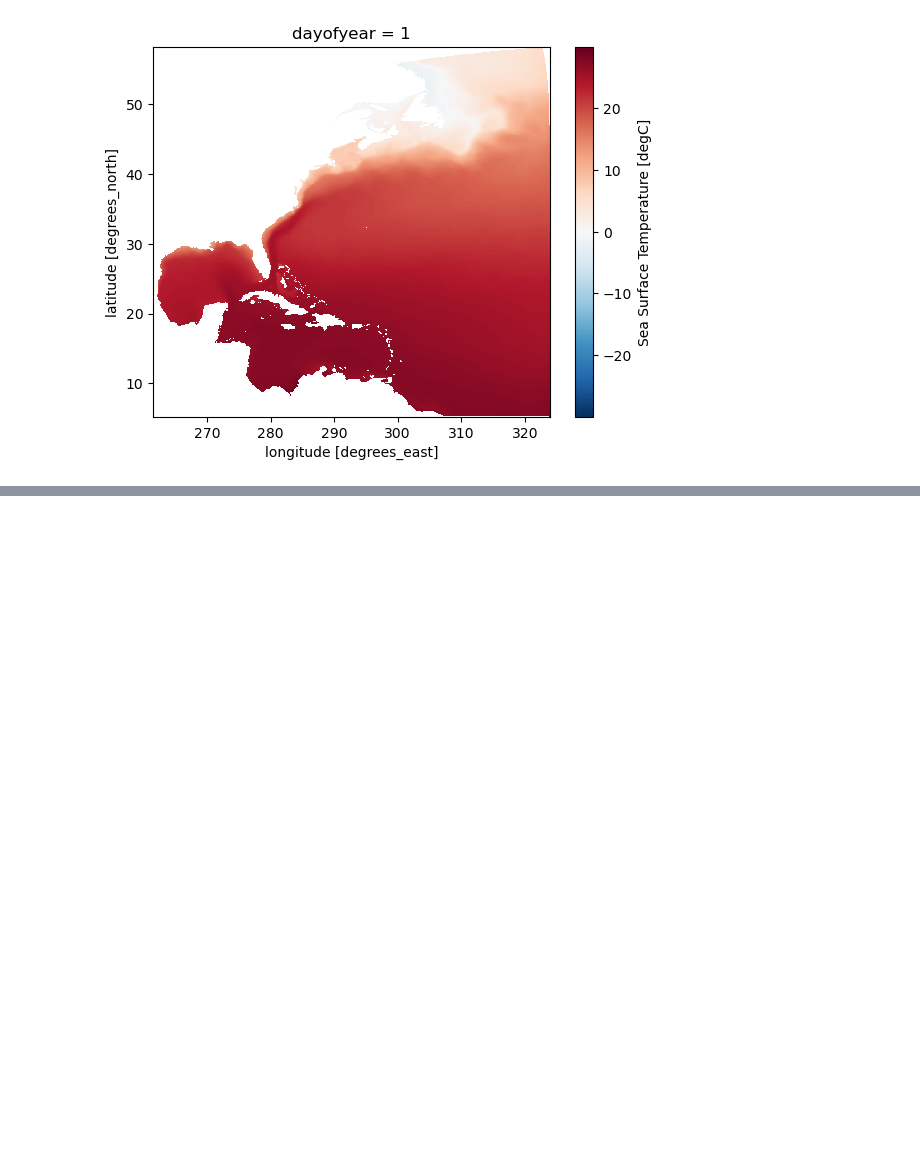
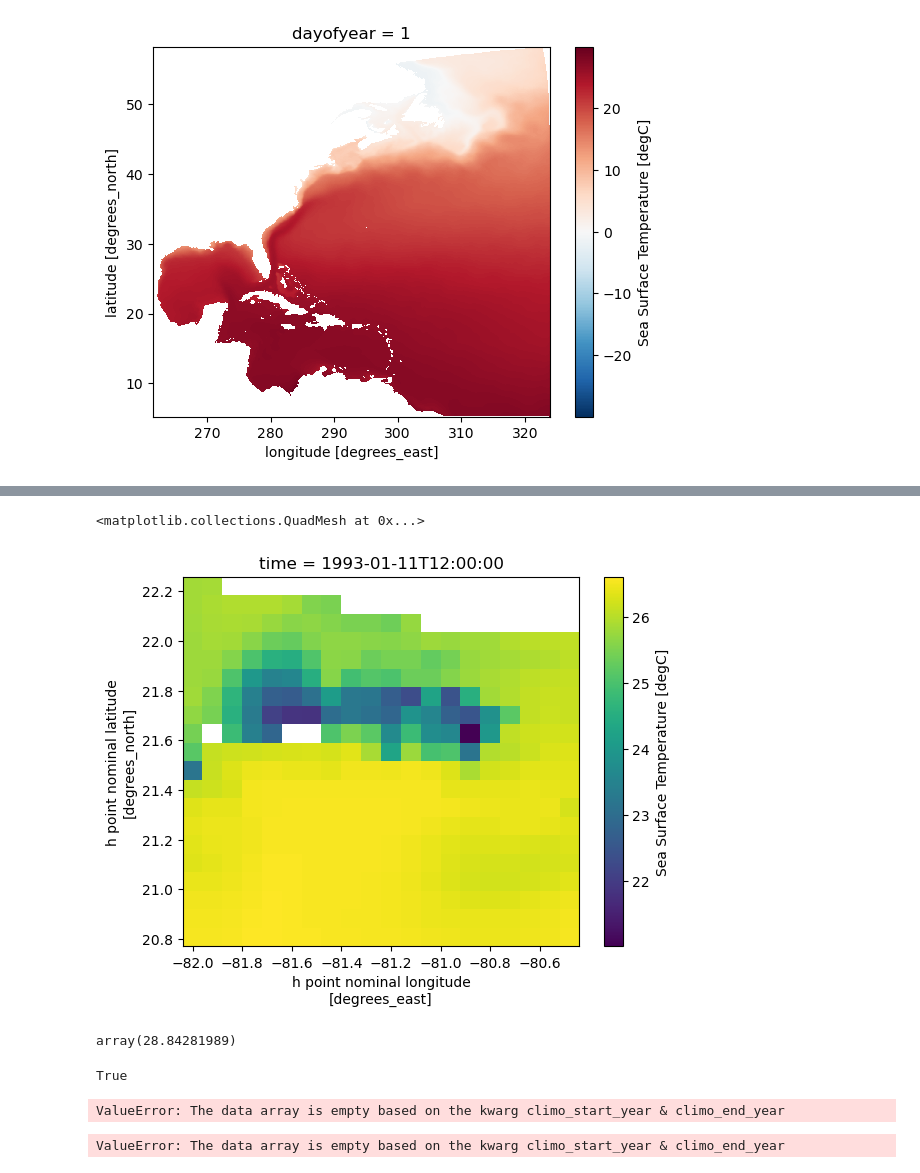
Before and after one commit to NOAA-CEFI-Portal/regional_mom6, a Jupyter notebook: mom6/notebook/hist_run_climo_test.ipynb, the cells around one changed output, grey strips where cells are left out. Cells and saved outputs as stored; diff of their text form; code cells hidden in the pictures; blank space fills up the shorter version.

Commit message:
add test case for historical run local and opendap tested

```diff
--- a/mom6/notebook/hist_run_climo_test.ipynb
+++ b/mom6/notebook/hist_run_climo_test.ipynb
@@ -67,3 +67,6 @@ ds_climo.isel(dayofyear=0).plot()
 # %% [output]
 <matplotlib.collections.QuadMesh at 0x...>
 [figure]
+# %%
+class_histrun=MOM6Historical('tos',data_relative_dir='hist_run/',static_relative_dir='static/',grid='raw',source='local',chunks={'time':400,'xh':400,'yh':400})
+ds_histrun = class_histrun.get_all(freq='daily')
@@ -69,0 +155,2 @@ ds_climo.isel(dayofyear=0).plot()
+# %%
+ds = ds_histrun.rename({'geolon':'lon','geolat':'lat'}).isel(time=slice(0,100),xh=slice(200,220),yh=slice(200,220))
@@ -69,0 +239,5 @@ ds_climo.isel(dayofyear=0).plot()
+# %%
+ds.isel(time=10).tos.plot()
+# %% [output]
+<matplotlib.collections.QuadMesh at 0x...>
+[figure, added]
@@ -69,0 +246,18 @@ ds_climo.isel(dayofyear=0).plot()
+# %%
+da_climo = class_historical_climo.generate_climo(1993,1993,'compute')
+da_climo.max().data
+# %% [output]
+array(28.84281989)
+# %%
+import numpy as np
+np.abs(da_climo.max().data - 28.84281989) < 1e-4
+# %% [output]
+True
+# %%
+class_historical_climo.generate_climo(1994,1993,'compute')
+# %% [output]
+ValueError: The data array is empty based on the kwarg climo_start_year & climo_end_year
+# %%
+class_historical_climo.generate_climo(1991,1992,'compute')
+# %% [output]
+ValueError: The data array is empty based on the kwarg climo_start_year & climo_end_year
```
Also changed, not shown: parts of 9 cells of this notebook, 3 other files.
